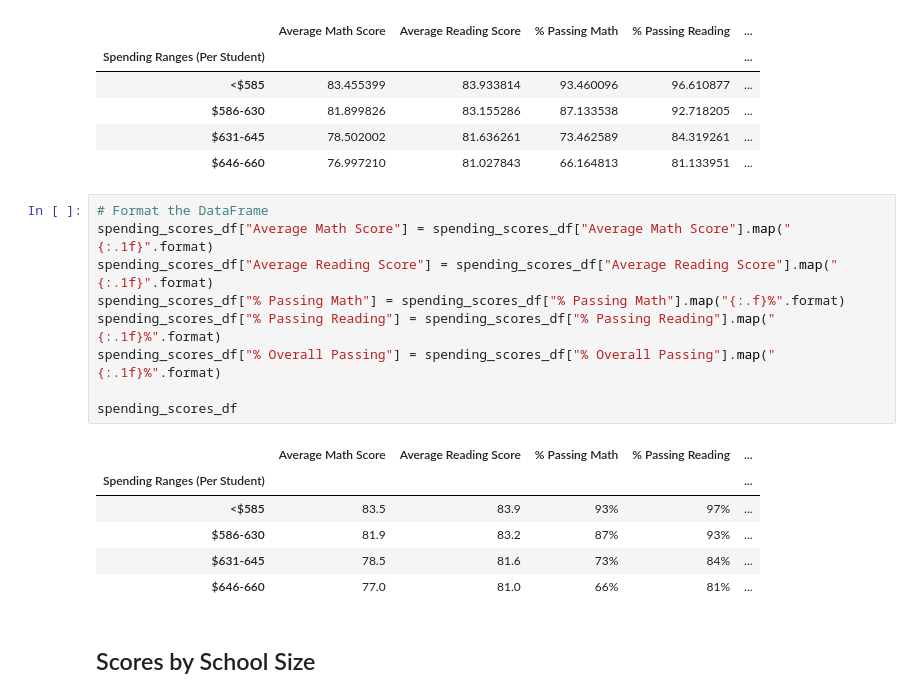
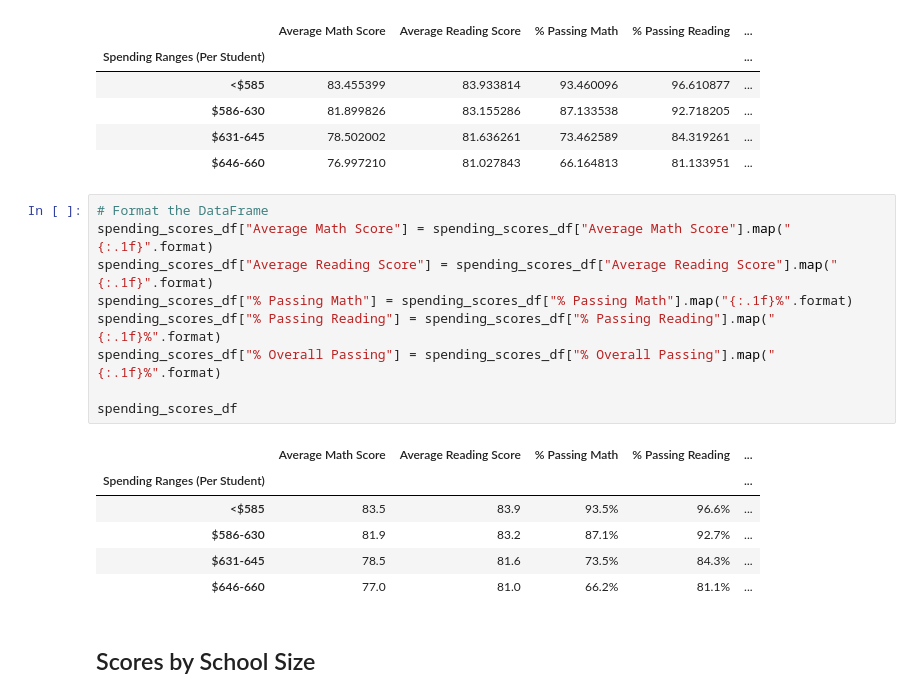
Before and after one commit to ed12rivera/School_District_Analysis, a Jupyter notebook: PyCitySchools_Challenge.ipynb, the cells around one changed output. Drawn from its saved outputs; the diff is of its cells as text.

```diff
--- a/PyCitySchools_Challenge.ipynb
+++ b/PyCitySchools_Challenge.ipynb
@@ -535,19 +535,19 @@ spending_scores_df
 # %%
 # Format the DataFrame
 spending_scores_df["Average Math Score"] = spending_scores_df["Average Math Score"].map("{:.1f}".format)
 spending_scores_df["Average Reading Score"] = spending_scores_df["Average Reading Score"].map("{:.1f}".format)
-spending_scores_df["% Passing Math"] = spending_scores_df["% Passing Math"].map("{:.f}%".format)
+spending_scores_df["% Passing Math"] = spending_scores_df["% Passing Math"].map("{:.1f}%".format)
 spending_scores_df["% Passing Reading"] = spending_scores_df["% Passing Reading"].map("{:.1f}%".format)
 spending_scores_df["% Overall Passing"] = spending_scores_df["% Overall Passing"].map("{:.1f}%".format)
 
 spending_scores_df
 # %% [output]
 |  | Average Math Score | Average Reading Score | % Passing Math | % Passing Reading | ... |
 | Spending Ranges (Per Student) |  |  |  |  | ... |
-| <$585 | 83.5 | 83.9 | 93% | 97% | ... |
-| $586-630 | 81.9 | 83.2 | 87% | 93% | ... |
-| $631-645 | 78.5 | 81.6 | 73% | 84% | ... |
-| $646-660 | 77.0 | 81.0 | 66% | 81% | ... |
+| <$585 | 83.5 | 83.9 | 93.5% | 96.6% | ... |
+| $586-630 | 81.9 | 83.2 | 87.1% | 92.7% | ... |
+| $631-645 | 78.5 | 81.6 | 73.5% | 84.3% | ... |
+| $646-660 | 77.0 | 81.0 | 66.2% | 81.1% | ... |
 # %% [markdown]
 ## Scores by School Size
 # %%
```
Also changed, not shown: parts of 2 cells of this notebook.
